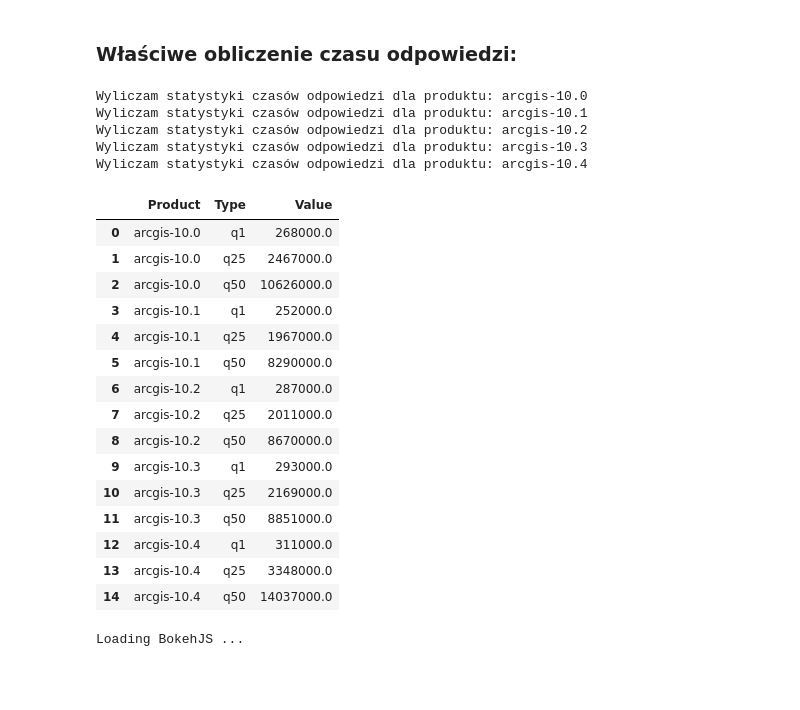
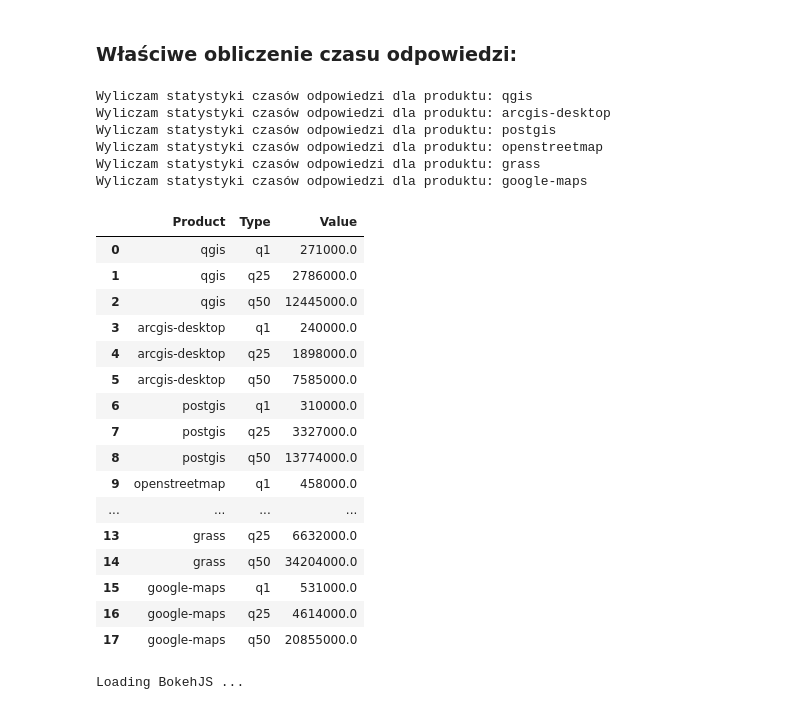
Before and after one commit to mbartosi/studia-bd, a Jupyter notebook: gis_stack_spark.ipynb, the cells around one changed output. Cells and saved outputs as stored; diff of their text form; code cells hidden in the pictures; blank space fills up the shorter version.

```diff
--- a/gis_stack_spark.ipynb
+++ b/gis_stack_spark.ipynb
@@ -508,9 +508,9 @@ Ja, jako użytkownik forum, chcę wiedzieć, ile czasu upływa od zadania pytani
 # %%
-#gis_products = ['qgis', 'arcgis-desktop', 'postgis', 'openstreetmap', 'grass', 'google-maps']
+gis_products = ['qgis', 'arcgis-desktop', 'postgis', 'openstreetmap', 'grass', 'google-maps']
 #gis_products = ['arcgis-desktop', 'arcgis-server', 'arcgis-10.0', \
 #                'arcgis-10.1', 'arcgis-10.2', 'arcgis-10.3', 'arcgis-10.4']
-gis_products = ['arcgis-10.0', \
-                'arcgis-10.1', 'arcgis-10.2', 'arcgis-10.3', 'arcgis-10.4']
+#gis_products = ['arcgis-10.0', \
+#                'arcgis-10.1', 'arcgis-10.2', 'arcgis-10.3', 'arcgis-10.4']
 # %% [markdown]
 Funkcja UDF Sparka do obliczenia różnicy czasu (w sekundach):
 # %%
@@ -705,51 +696,53 @@ qvals
 # %%
 # czas tylko zaakceptowanej odpowiedzi per gis_product
 # str(datetime.timedelta(seconds=13600)) -- format 'human readable'
-a_times = pd.DataFrame(columns=['Product', 'Value', 'Type'])
+qa_times = pd.DataFrame(columns=['Product', 'Value', 'Type'])
 
 for gis_p in gis_products:
     print('Wyliczam statystyki czasów odpowiedzi dla produktu: {0}'.format(gis_p))
 
     joined_timedelta = \
         questions.join(answers, questions.Id == answers.Parent) \
                  .filter(col('AcceptedAnswerId').isNotNull() & \
                          (col('AcceptedAnswerId') == col('AnswerId')) & \
                          posts.Tags.rlike(r'\b{0}\b'.format(gis_p))) \
                  .withColumn('TimeDelta', time_delta_udf(questions.QuestionDate, answers.AnswerDate))
 
     # quantiles[] = 0.0, 0.01, 0.25, 0.5, 0.75, 1.0
     qvals = joined_timedelta.where((joined_timedelta.TimeDelta > 0))\
                             .approxQuantile('TimeDelta', quantiles, 0)
 
     # wstawienie wyników do DF (tylko q1, q25 i q50):
     for i in [1, 2, 3]:
         qa_times = qa_times.append(pd.DataFrame.from_dict([{'Product': gis_p,\
                    'Value': qvals[i]*1000,\
                    'Type':  qlabels[i]}]), ignore_index=True)
 
 qa_times
 # %% [output]
-Wyliczam statystyki czasów odpowiedzi dla produktu: arcgis-10.0
-Wyliczam statystyki czasów odpowiedzi dla produktu: arcgis-10.1
-Wyliczam statystyki czasów odpowiedzi dla produktu: arcgis-10.2
-Wyliczam statystyki czasów odpowiedzi dla produktu: arcgis-10.3
-Wyliczam statystyki czasów odpowiedzi dla produktu: arcgis-10.4
+Wyliczam statystyki czasów odpowiedzi dla produktu: qgis
+Wyliczam statystyki czasów odpowiedzi dla produktu: arcgis-desktop
+Wyliczam statystyki czasów odpowiedzi dla produktu: postgis
+Wyliczam statystyki czasów odpowiedzi dla produktu: openstreetmap
+Wyliczam statystyki czasów odpowiedzi dla produktu: grass
+Wyliczam statystyki czasów odpowiedzi dla produktu: google-maps
 |  | Product | Type | Value |
-| 0 | arcgis-10.0 | q1 | 268000.0 |
-| 1 | arcgis-10.0 | q25 | 2467000.0 |
-| 2 | arcgis-10.0 | q50 | 10626000.0 |
-| 3 | arcgis-10.1 | q1 | 252000.0 |
-| 4 | arcgis-10.1 | q25 | 1967000.0 |
-| 5 | arcgis-10.1 | q50 | 8290000.0 |
-| 6 | arcgis-10.2 | q1 | 287000.0 |
-| 7 | arcgis-10.2 | q25 | 2011000.0 |
-| 8 | arcgis-10.2 | q50 | 8670000.0 |
-| 9 | arcgis-10.3 | q1 | 293000.0 |
-| 10 | arcgis-10.3 | q25 | 2169000.0 |
-| 11 | arcgis-10.3 | q50 | 8851000.0 |
-| 12 | arcgis-10.4 | q1 | 311000.0 |
-| 13 | arcgis-10.4 | q25 | 3348000.0 |
-| 14 | arcgis-10.4 | q50 | 14037000.0 |
+| 0 | qgis | q1 | 271000.0 |
+| 1 | qgis | q25 | 2786000.0 |
+| 2 | qgis | q50 | 12445000.0 |
+| 3 | arcgis-desktop | q1 | 240000.0 |
+| 4 | arcgis-desktop | q25 | 1898000.0 |
+| 5 | arcgis-desktop | q50 | 7585000.0 |
+| 6 | postgis | q1 | 310000.0 |
+| 7 | postgis | q25 | 3327000.0 |
+| 8 | postgis | q50 | 13774000.0 |
+| 9 | openstreetmap | q1 | 458000.0 |
+| ... | ... | ... | ... |
+| 13 | grass | q25 | 6632000.0 |
+| 14 | grass | q50 | 34204000.0 |
+| 15 | google-maps | q1 | 531000.0 |
+| 16 | google-maps | q25 | 4614000.0 |
+| 17 | google-maps | q50 | 20855000.0 |
 # %%
 output_notebook()
 plot = Bar(qa_times, values='Value', group='Type', legend='top_center',\
```
Also changed, not shown: parts of 16 cells of this notebook.
